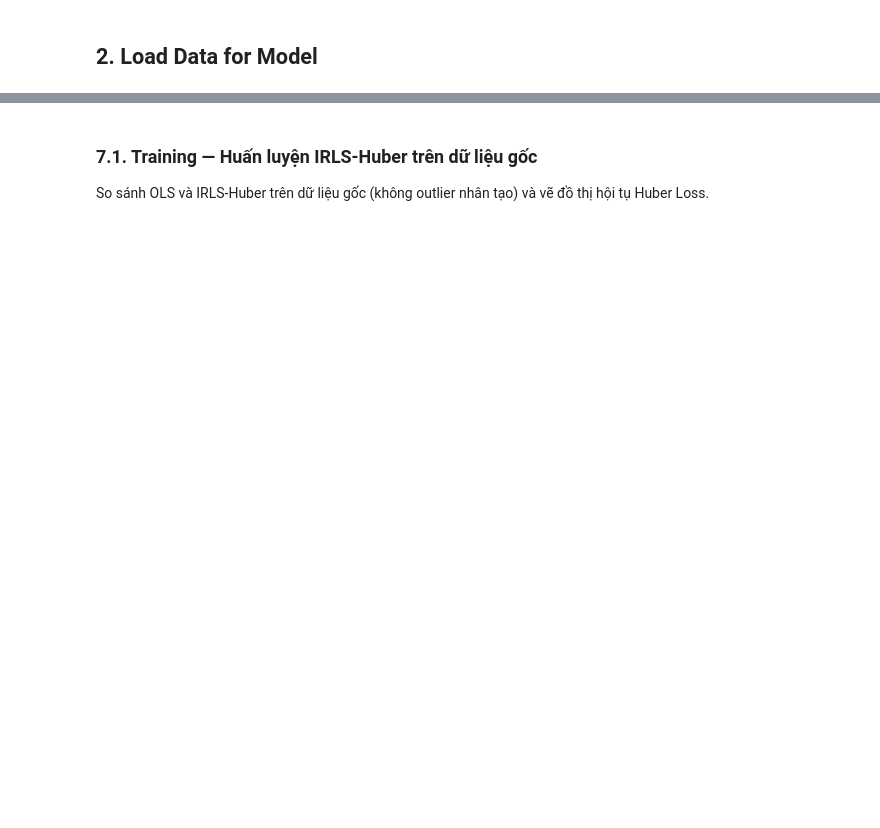
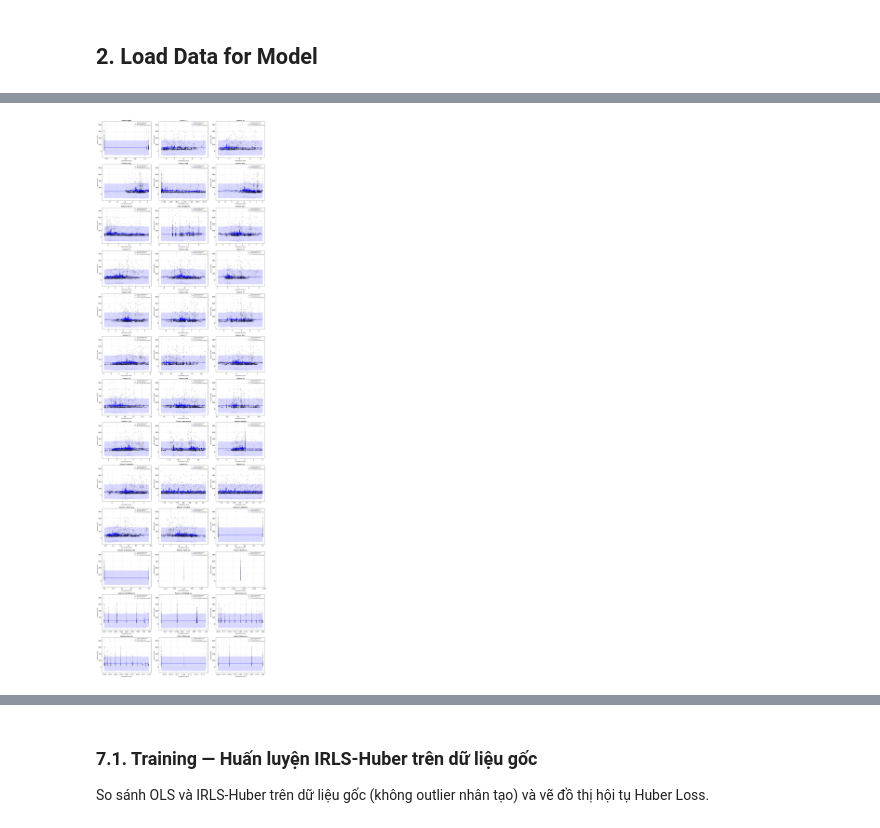
Before and after one commit to ThanhChuong12/Supervised-Learning-Regression-Classification, a Jupyter notebook: code/Part1_Regression/03_advanced_bonus_experiments.ipynb, the cells around one changed output, grey strips where cells are left out. Drawn from its saved outputs; the diff is of its cells as text; code cells hidden in the pictures; blank space fills up the shorter version.

```diff
--- a/code/Part1_Regression/03_advanced_bonus_experiments.ipynb
+++ b/code/Part1_Regression/03_advanced_bonus_experiments.ipynb
@@ -92,0 +460,48 @@ print(f"Tập Test       : Phi = {Phi_test.shape}, y = {y_test.shape}")
+# %%
+# Plot Posterior Predictive for all features
+n_features = X_te.shape[1]
+cols = 3
+rows = math.ceil(n_features / cols)
+feature_names = X_train_raw.columns
+
+plt.figure(figsize=(20, rows * 5))
+
+for i in range(n_features):
+    feature_name = feature_names[i]
+
+    # Extract X-axis data from the test set for the current feature
+    x_axis_values = X_te[:, i]
+
+    # Sort the values to draw a smooth continuous line plot
+    sort_idx = np.argsort(x_axis_values)
+    x_plot = x_axis_values[sort_idx]
+    y_true_plot = y_test.values[sort_idx] if hasattr(y_test, 'values') else y_test[sort_idx]
+    mu_plot = mu_gp[sort_idx]
+    std_plot = std_gp[sort_idx]
+
+    plt.subplot(rows, cols, i + 1)
+
+    # Scatter plot of actual true values (Black dots)
+    plt.scatter(x_plot, y_true_plot, color='black', alpha=0.3, s=5, label='Actual Data (Black Dots)')
+
+    # Line plot of the Predictive Mean (Blue line)
+    plt.plot(x_plot, mu_plot, color='blue', linewidth=1.5, label='GP Mean (Blue Line)')
+
+    # Fill the area for the 95% Confidence Interval (Shaded blue)
+    plt.fill_between(x_plot,
+                     mu_plot - 2 * std_plot,
+                     mu_plot + 2 * std_plot,
+                     color='blue', alpha=0.15, label='95% Uncertainty (Shaded Area)')
+
+    plt.title(f"Feature: {feature_name}", fontsize=10, fontweight='bold')
+    plt.xlabel("Standardized Value", fontsize=9)
+    plt.ylabel("Appliances (Wh)", fontsize=9)
+
+    # Add legend to each subplot to explain dots and lines
+    plt.legend(fontsize=7, loc='upper right')
+    plt.grid(True, linestyle='--', alpha=0.5)
+
+plt.tight_layout()
+plt.show()
+# %% [output]
+[figure, added]
```
Also changed, not shown: parts of 24 cells of this notebook, 1 other file.
